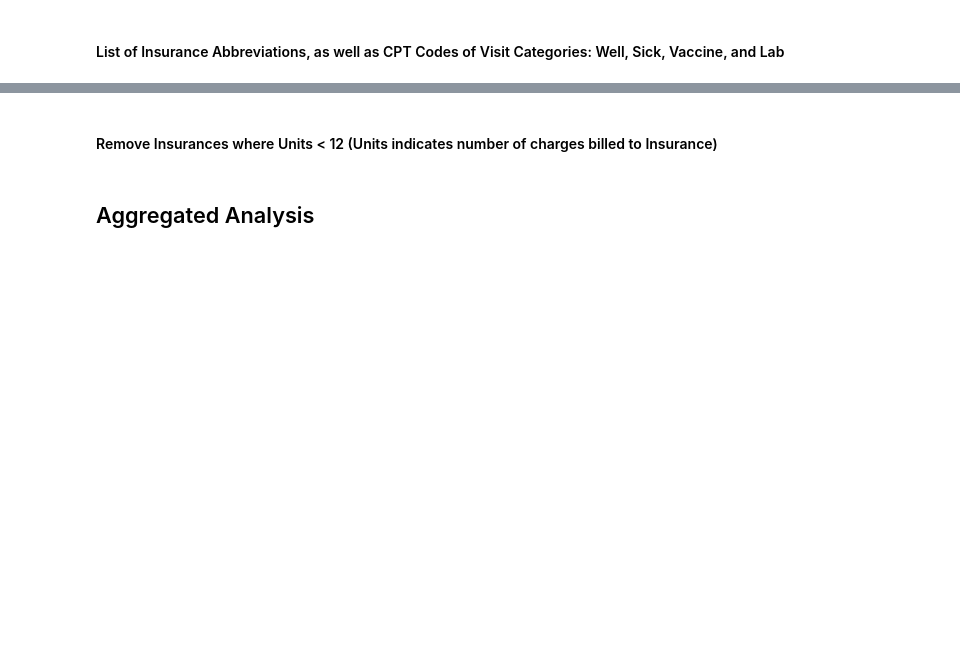
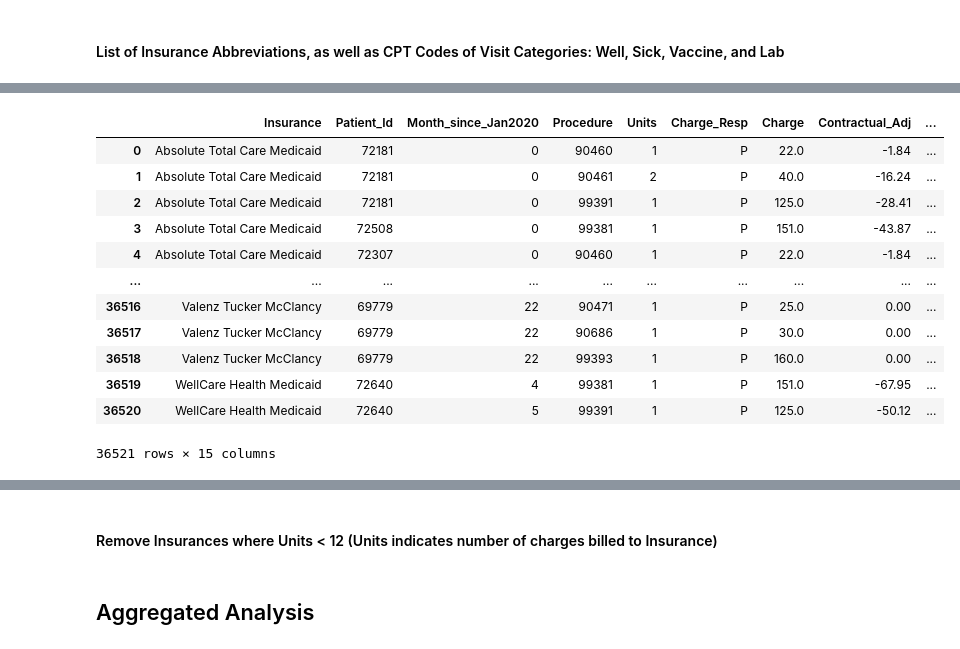
Before and after one commit to saajanrpatel/Sunshine, a Jupyter notebook: Overall_EDA.ipynb, the cells around one changed output, grey strips where cells are left out. Drawn from its saved outputs; the diff is of its cells as text; code cells hidden in the pictures; blank space fills up the shorter version.

```diff
--- a/Overall_EDA.ipynb
+++ b/Overall_EDA.ipynb
@@ -50,0 +114,17 @@ lab_CPTs = ['81002', '81002PP', '81025', '83655', '85025', '87804', '87804PP', '
+# %%
+df_raw['Month_in_year'] = df_raw['Month_since_Jan2020'] % 12 + 1
+df_raw
+# %% [output]
+|  | Insurance | Patient_Id | Month_since_Jan2020 | Procedure | Units | Charge_Resp | Charge | Contractual_Adj | ... |
+| 0 | Absolute Total Care Medicaid | 72181 | 0 | 90460 | 1 | P | 22.0 | -1.84 | ... |
+| 1 | Absolute Total Care Medicaid | 72181 | 0 | 90461 | 2 | P | 40.0 | -16.24 | ... |
+| 2 | Absolute Total Care Medicaid | 72181 | 0 | 99391 | 1 | P | 125.0 | -28.41 | ... |
+| 3 | Absolute Total Care Medicaid | 72508 | 0 | 99381 | 1 | P | 151.0 | -43.87 | ... |
+| 4 | Absolute Total Care Medicaid | 72307 | 0 | 90460 | 1 | P | 22.0 | -1.84 | ... |
+| ... | ... | ... | ... | ... | ... | ... | ... | ... | ... |
+| 36516 | Valenz Tucker McClancy | 69779 | 22 | 90471 | 1 | P | 25.0 | 0.00 | ... |
+| 36517 | Valenz Tucker McClancy | 69779 | 22 | 90686 | 1 | P | 30.0 | 0.00 | ... |
+| 36518 | Valenz Tucker McClancy | 69779 | 22 | 99393 | 1 | P | 160.0 | 0.00 | ... |
+| 36519 | WellCare Health Medicaid | 72640 | 4 | 99381 | 1 | P | 151.0 | -67.95 | ... |
+| 36520 | WellCare Health Medicaid | 72640 | 5 | 99391 | 1 | P | 125.0 | -50.12 | ... |
+36521 rows × 15 columns
```
Also changed, not shown: parts of 62 cells of this notebook, 4 other files.
